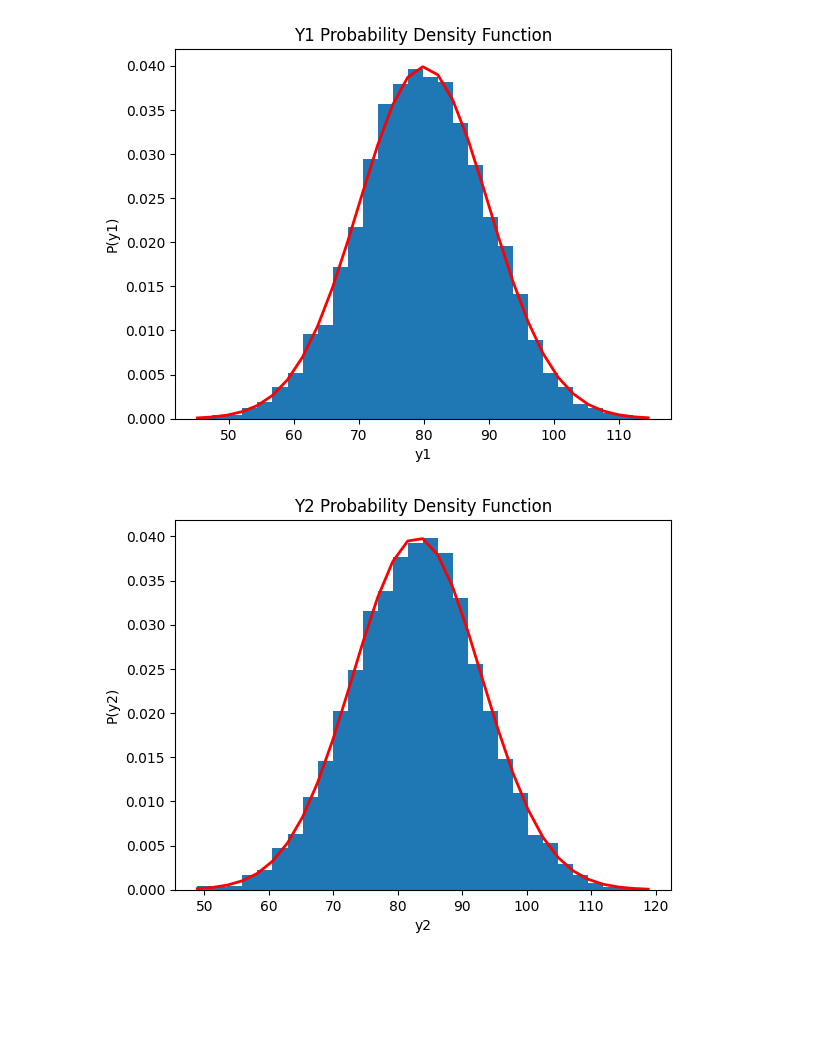
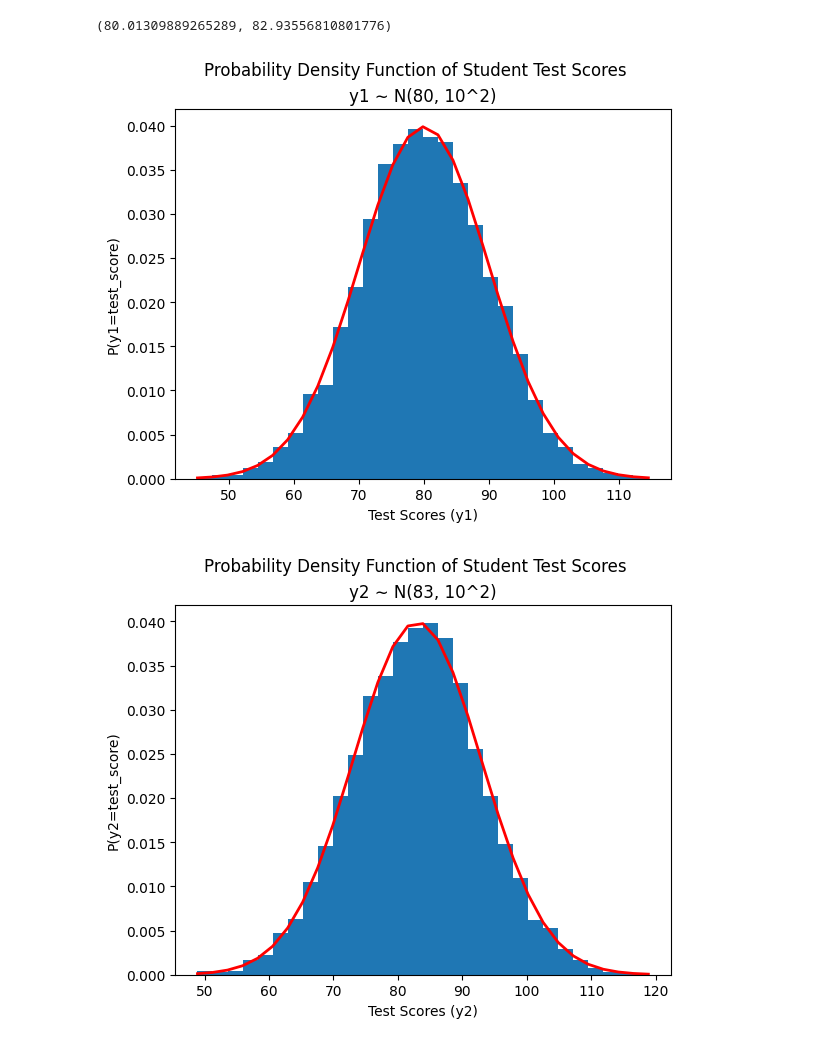
Before and after one commit to tarekel96/Stats_Python, a Jupyter notebook: stats.ipynb, the cells around one changed output. Cells and saved outputs as stored; diff of their text form; code cells hidden in the pictures; blank space fills up the shorter version.

```diff
--- a/stats.ipynb
+++ b/stats.ipynb
@@ -11,29 +13,37 @@ y1 = np.random.normal(y1_mu, y1_sigma, 10000)
 y2_mu = 83
 y2_sigma = 10
 y2 = np.random.normal(y2_mu, y2_sigma, 10000)
+# %%
+# demonstrate the means of y1 and y2
+np.mean(y1), np.mean(y2)
+# %% [output]
+(80.01309889265289, 82.93556810801776)
 # %%
 def normal_distribution_pdf(y, mu, sigma):
     return 1/(sigma * np.sqrt(2 * np.pi)) * \
         np.exp( - (y - mu)**2 / (2 * sigma**2) )
 # %%
-def plot_distribution(y, mu, sigma, title, xlabel, ylabel):
+def plot_distribution(y, mu, sigma, suptitle, title, xlabel, ylabel):
     count, bins, ignored = plt.hist(y, 30, density=True)
     plt.plot(bins, 1/(sigma * np.sqrt(2 * np.pi)) *
                    np.exp( - (bins - mu)**2 / (2 * sigma**2) ),
              linewidth=2, color='r')
+    plt.suptitle(suptitle)
     plt.title(title)
     plt.xlabel(xlabel)
     plt.ylabel(ylabel)
     plt.show()
 # %%
 plot_distribution(y1, y1_mu, y1_sigma,
-                  title="Y1 Probability Density Function",
-                  xlabel="y1", ylabel="P(y1)")
+                  suptitle="Probability Density Function of Student Test Scores",
+                  title="y1 ∼ N(80, 10^2)",
+                  xlabel="Test Scores (y1)", ylabel="P(y1=test_score)")
 # %% [output]
-[figure, old version]
+[figure, new version]
 # %%
 plot_distribution(y2, y2_mu, y2_sigma,
-                  title="Y2 Probability Density Function",
-                  xlabel="y2", ylabel="P(y2)")
+                  suptitle="Probability Density Function of Student Test Scores",
+                  title="y2 ∼ N(83, 10^2)",
+                  xlabel="Test Scores (y2)", ylabel="P(y2=test_score)")
 # %% [output]
-[figure, old version]
+[figure, new version]
```
Also changed, not shown: parts of 6 cells of this notebook.
